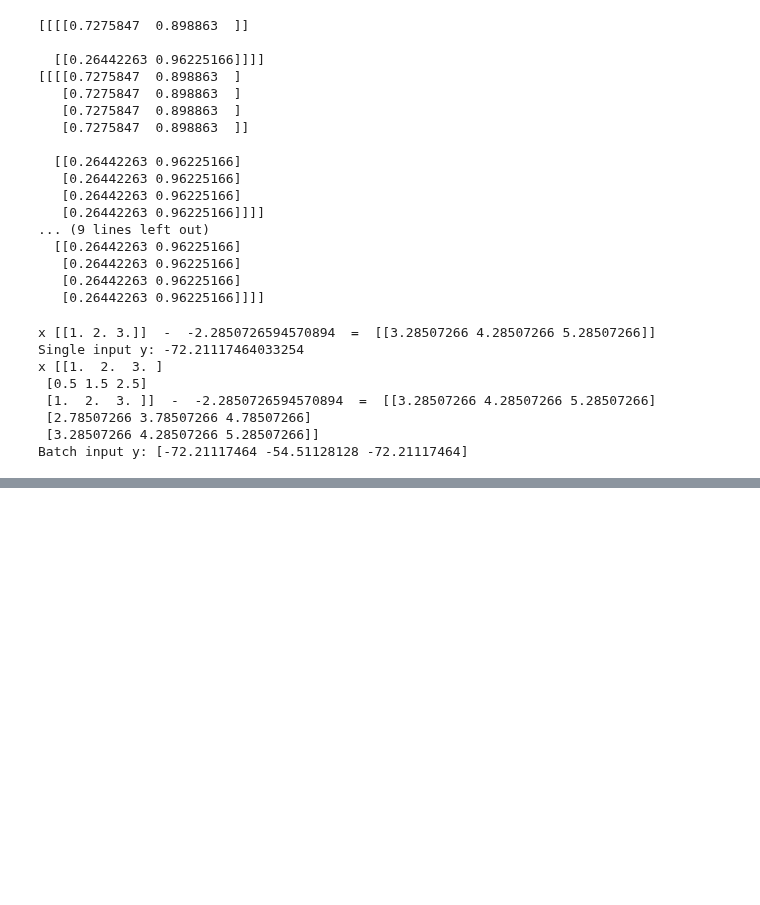
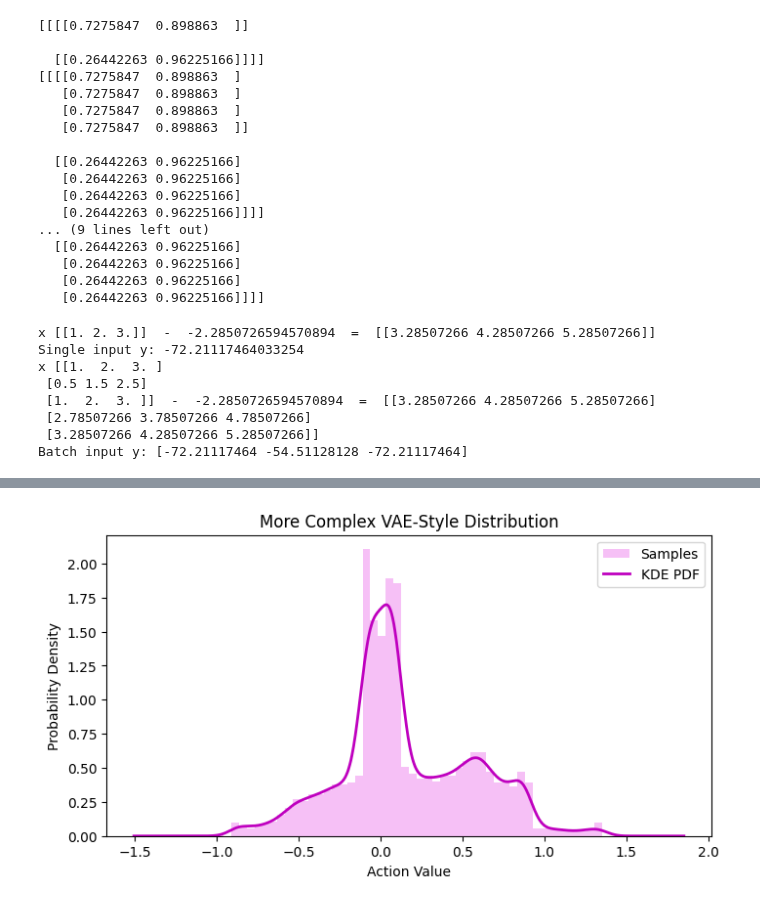
Before and after one commit to Jimvos32/Recurrent-PPO-Jax, a Jupyter notebook: src/tasks/envs/env_notebooks/test_functions.ipynb, the cells around one changed output, grey strips where cells are left out. Saved outputs shown, nothing was run; the diff lists cells and outputs as text; code cells hidden in the pictures; blank space fills up the shorter version.

Commit message:
test functions

```diff
--- a/src/tasks/envs/env_notebooks/test_functions.ipynb
+++ b/src/tasks/envs/env_notebooks/test_functions.ipynb
@@ -255,0 +334,52 @@ Batch input y: [-72.21117464 -54.51128128 -72.21117464]
+# %%
+import numpy as np
+import matplotlib.pyplot as plt
+from scipy.stats import gaussian_kde
+
+# 1) Define a mixture distribution for the latent variable z
+#    This mixture has two components, each a Gaussian.
+def sample_z(n):
+    z_samples = []
+    p = 0.4  # mixing weight for the first component
+    for _ in range(n):
+        if np.random.rand() < p:
+            # Sample from N(-2, 0.5^2)
+            z_samples.append(np.random.normal(-2.0, 0.5))
+        else:
+            # Sample from N(2, 1.0^2)
+            z_samples.append(np.random.normal(2.0, 1.0))
+    return np.array(z_samples)
+
+# 2) Define a more complex decoder function
+#    Feel free to adjust this to get different shapes.
+def decoder(z):
+    # Non-linear combination of sin, cos, polynomials, etc.
+    return 0.5 * np.sin(2.0 * z) + 0.3 * np.sin(3.0 * z) + 0.2 * z
+
+# 3) Sample from the "VAE" by:
+#    - drawing latent z from a mixture
+#    - mapping z -> action a via the decoder
+num_samples = 20000
+z_samples = sample_z(num_samples)
+a_samples = decoder(z_samples)
+
+# 4) Use kernel density estimation (KDE) to approximate the PDF of a
+density = gaussian_kde(a_samples, bw_method='scott')
+#   - "bw_method" controls the bandwidth. 'scott' or 'silverman' often work well.
+
+# 5) Create a grid for plotting the PDF
+xmin, xmax = min(a_samples), max(a_samples)
+xrange = np.linspace(xmin - 0.5, xmax + 0.5, 1000)
+pdf_est = density(xrange)
+
+# 6) Plot histogram + estimated PDF
+plt.figure(figsize=(8, 4))
+plt.hist(a_samples, bins=50, density=True, alpha=0.5, color='violet', label='Samples')
+plt.plot(xrange, pdf_est, 'm-', linewidth=2, label='KDE PDF')
+plt.title('More Complex VAE-Style Distribution')
+plt.xlabel('Action Value')
+plt.ylabel('Probability Density')
+plt.legend()
+plt.show()
+# %% [output]
+[figure, added]
```
Also changed, not shown: parts of 7 cells of this notebook, 1 other file.
